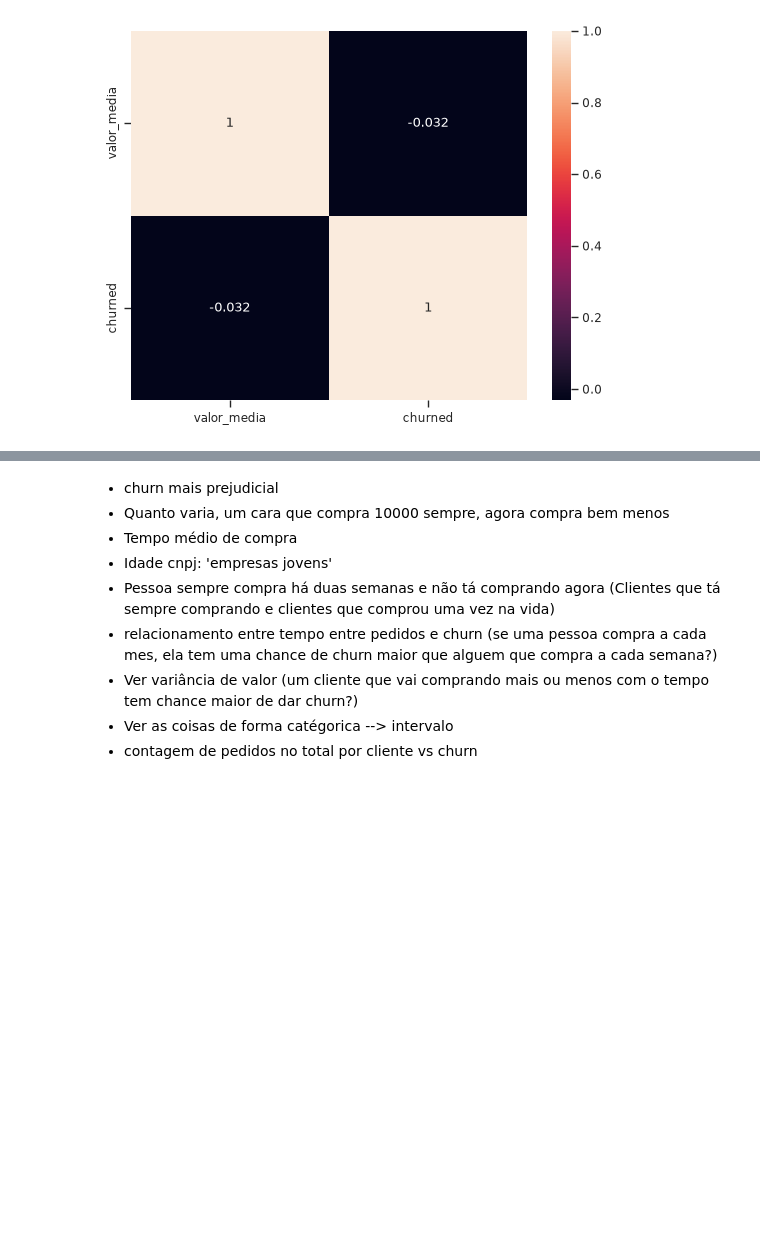
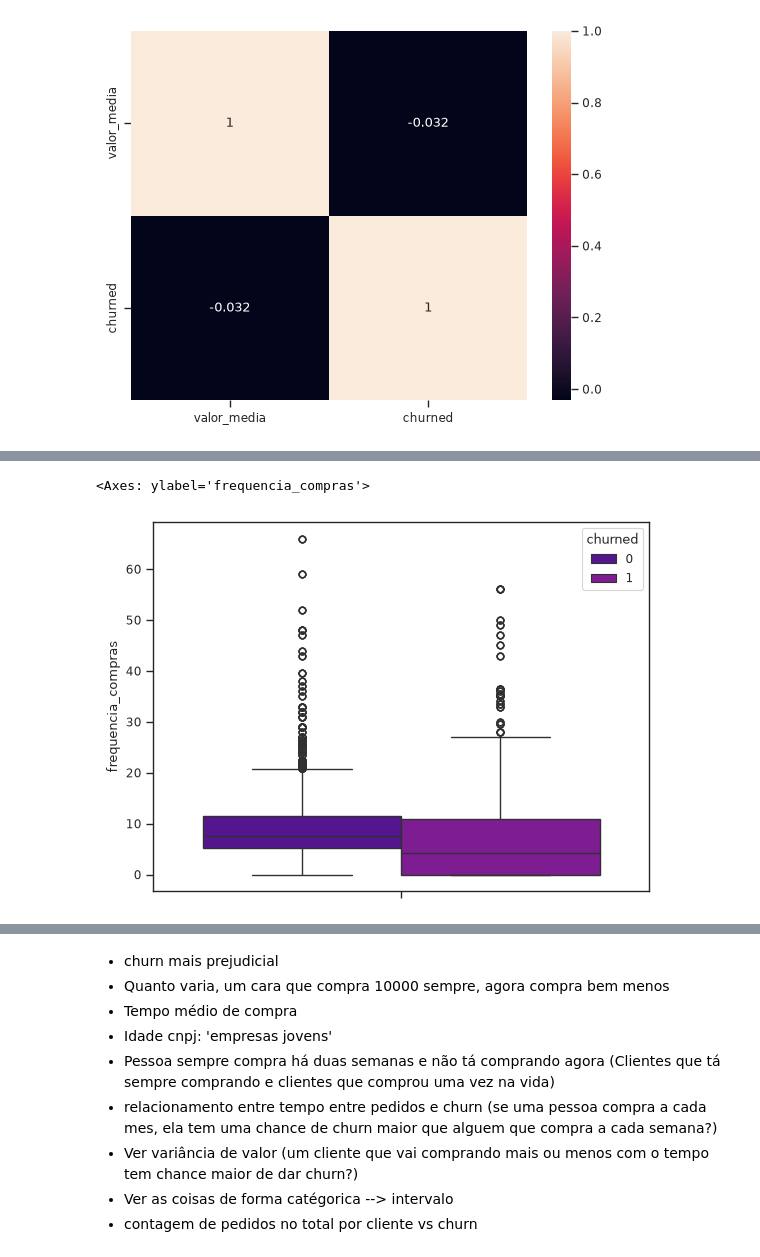
Before and after one commit to lgns-cin/CIN0144, a Jupyter notebook: EDA/com_pedidos.ipynb, the cells around one changed output, grey strips where cells are left out. Saved outputs shown, nothing was run; the diff lists cells and outputs as text; code cells hidden in the pictures; blank space fills up the shorter version.

Commit message:
analisando a frequencia de compras/entregas vs. churn

```diff
--- a/EDA/com_pedidos.ipynb
+++ b/EDA/com_pedidos.ipynb
@@ -951,0 +954,23 @@ seaborn.heatmap(medias_valor_por_cliente.corr(), annot=True)
+# %%
+def get_frequencia_pedido(cliente: int) -> float:
+    pedidos_do_cliente = pedidos[pedidos.id_cliente == cliente]
+
+    if pedidos_do_cliente.empty:
+        return -np.inf # se o cliente nunca pediu nada antes
+
+    pedidos_do_cliente.data_entrega = pedidos_do_cliente.data_entrega.apply(pandas.to_datetime)
+
+    datas = sorted(pedidos_do_cliente.data_entrega)
+    deltas = []
+
+    for i in range(len(datas) - 1, 1, -1):
+        delta = datas[i] - datas[i - 1]
+        deltas.append(delta.days)
+
+    # se é o primeiro pedido do cliente isso vai ser 0 pq nao vai ter deltas
+    return np.average(deltas) if len(deltas) > 0 else 0.0
+
+for cliente in joined.id_cliente.unique():
+    joined.loc[joined.id_cliente == cliente, 'frequencia_compras'] = get_frequencia_pedido(cliente)
+
+joined.frequencia_compras
@@ -951,0 +990,5 @@ seaborn.heatmap(medias_valor_por_cliente.corr(), annot=True)
+# %%
+seaborn.boxplot(data=joined, y='frequencia_compras', hue='churned')
+# %% [output]
+<Axes: ylabel='frequencia_compras'>
+[figure, added]
```
Also changed, not shown: parts of 5 cells of this notebook.
